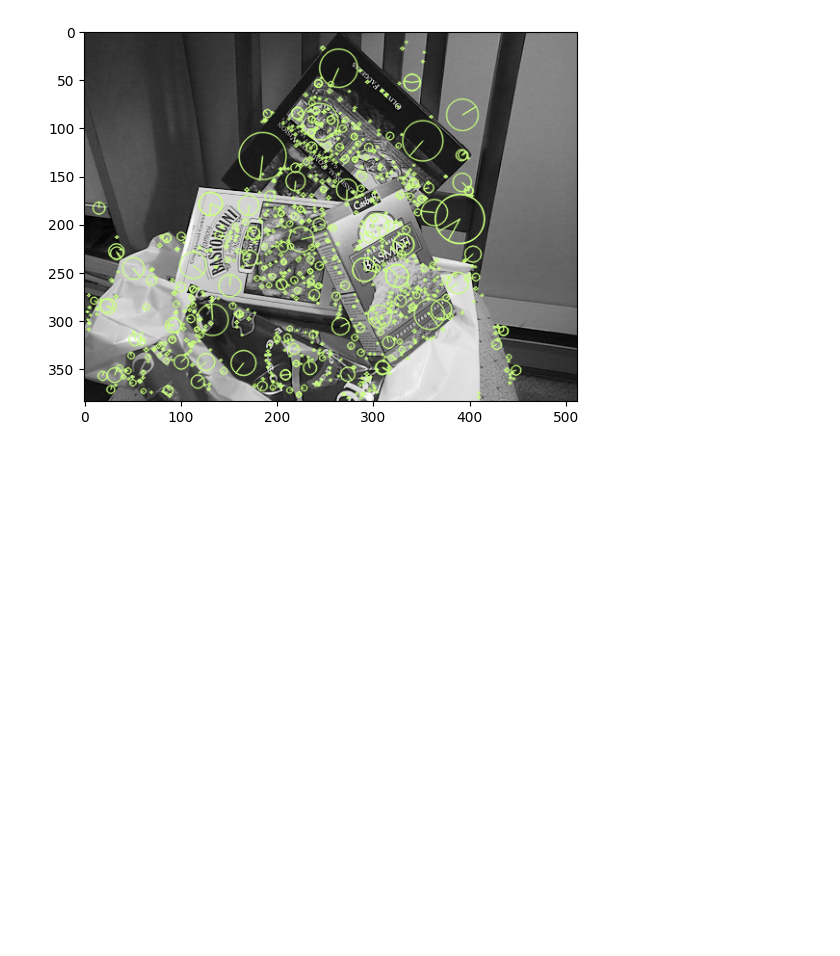
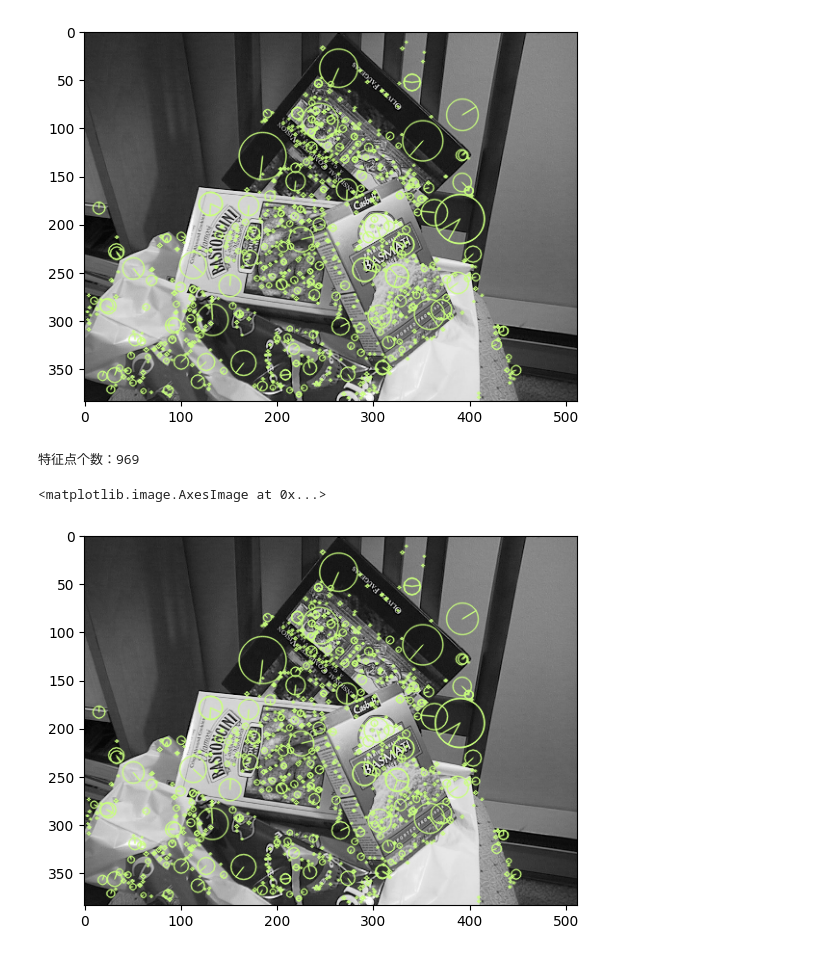
Before and after one commit to Cyberloafingg/SIFT-step-by-step, a Jupyter notebook: Test.ipynb, the cells around one changed output. Drawn from its saved outputs; the diff is of its cells as text; code cells hidden in the pictures; blank space fills up the shorter version.

```diff
--- a/Test.ipynb
+++ b/Test.ipynb
@@ -16,3 +16,21 @@ plt.imshow(img1, cmap='gray')
 # %% [output]
 <matplotlib.image.AxesImage at 0x...>
 [figure]
+# %%
+import cv2 as cv
+import matplotlib.pyplot as plt
+def detect_sift(img):
+    sift = cv.SIFT_create() # SIFT特征提取对象
+    kp = sift.detect(img, None) # 关键点位置
+    kp, des = sift.compute(img, kp) # des为特征向量
+    print(f"特征点个数：{len(kp)}")
+    return kp, des
+# %%
+image = cv2.imread('box_in_scene.png', 0)
+kp1, des1 = detect_sift(image)
+img = cv.drawKeypoints(image, kp1, image, color=(201,255,125), flags=cv.DRAW_MATCHES_FLAGS_DRAW_RICH_KEYPOINTS)
+plt.imshow(img)
+# %% [output]
+特征点个数：969
+<matplotlib.image.AxesImage at 0x...>
+[figure, added]
```
Also changed, not shown: parts of 1 cell of this notebook, 10 other files.
